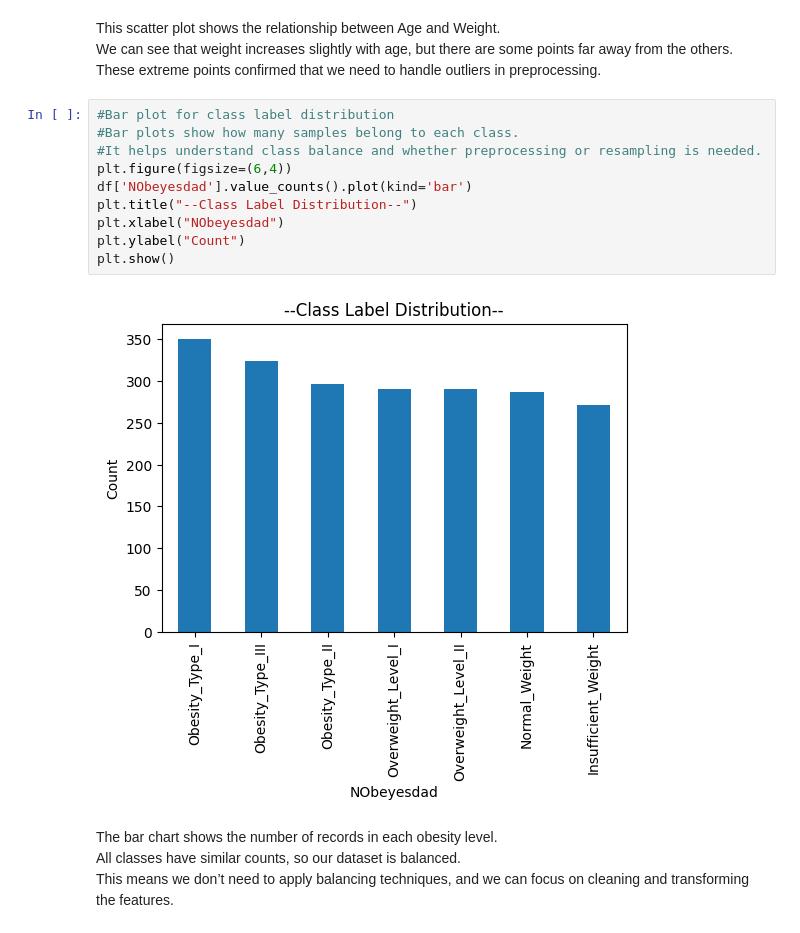
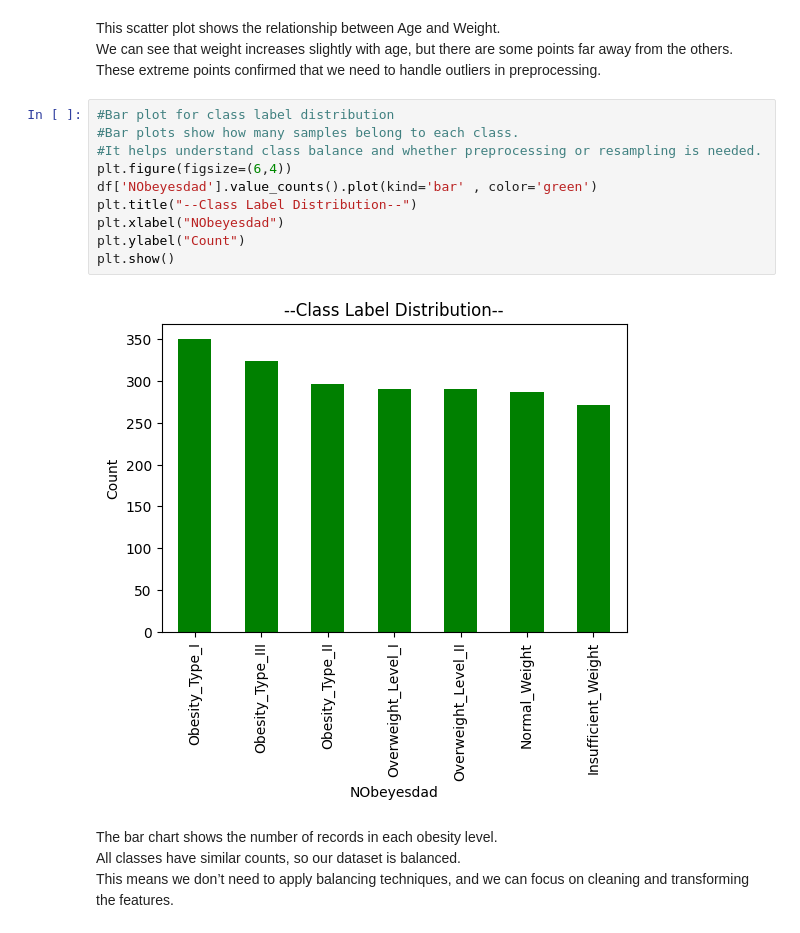
Before and after one commit to NouraBader-45/IT326-Obesity, a Jupyter notebook: Phase2.ipynb, the cells around one changed output. Cells and saved outputs as stored; diff of their text form.

```diff
--- a/Phase2.ipynb
+++ b/Phase2.ipynb
@@ -94,15 +96,15 @@ These extreme points confirmed that we need to handle outliers in preprocessing.
 # %%
 #Bar plot for class label distribution
 #Bar plots show how many samples belong to each class.
 #It helps understand class balance and whether preprocessing or resampling is needed.
 plt.figure(figsize=(6,4))
-df['NObeyesdad'].value_counts().plot(kind='bar')
+df['NObeyesdad'].value_counts().plot(kind='bar' , color='green')
 plt.title("--Class Label Distribution--")
 plt.xlabel("NObeyesdad")
 plt.ylabel("Count")
 plt.show()
 # %% [output]
-[figure, old version]
+[figure, new version]
 # %% [markdown]
 The bar chart shows the number of records in each obesity level.
 All classes have similar counts, so our dataset is balanced.
```
Also changed, not shown: parts of 4 cells of this notebook.
